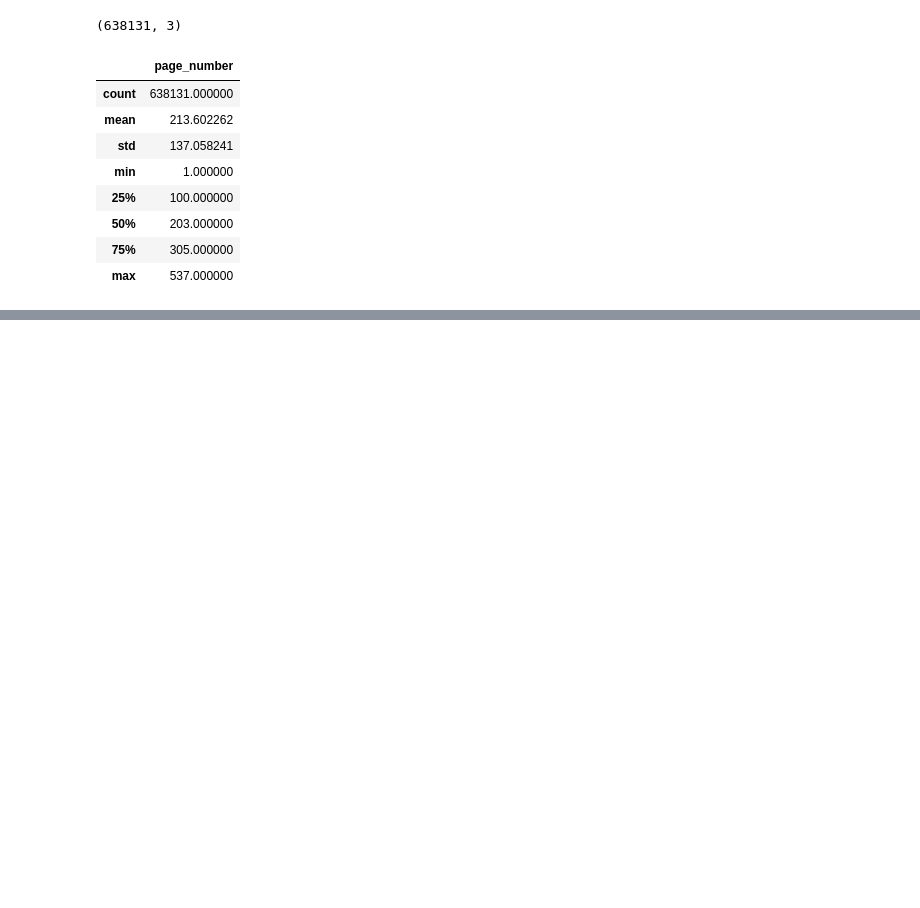
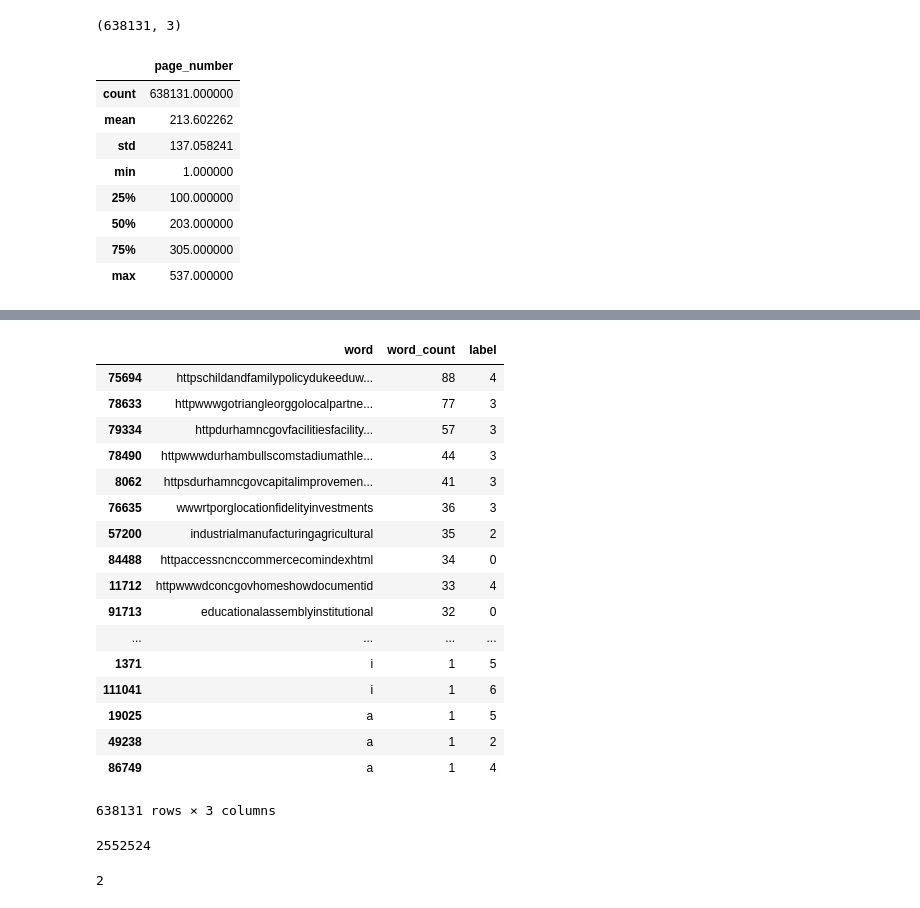
Before and after one commit to UNCG-CSE/Budget_Text_Analysis, a Jupyter notebook: src/Combined_BudgetText_forAnalysis.ipynb, the cells around one changed output, grey strips where cells are left out. Saved outputs shown, nothing was run; the diff lists cells and outputs as text; code cells hidden in the pictures; blank space fills up the shorter version.

```diff
--- a/src/Combined_BudgetText_forAnalysis.ipynb
+++ b/src/Combined_BudgetText_forAnalysis.ipynb
@@ -95,0 +150,30 @@ Combined_df.describe()
+# %%
+Combined_df['word_count'] = Combined_df['word'].str.len() ## this also includes spaces
+Combined_df[['word','word_count', 'label']].sort_values('word_count', ascending=False)
+# %% [output]
+|  | word | word_count | label |
+| 75694 | httpschildandfamilypolicydukeeduw... | 88 | 4 |
+| 78633 | httpwwwgotriangleorggolocalpartne... | 77 | 3 |
+| 79334 | httpdurhamncgovfacilitiesfacility... | 57 | 3 |
+| 78490 | httpwwwdurhambullscomstadiumathle... | 44 | 3 |
+| 8062 | httpsdurhamncgovcapitalimprovemen... | 41 | 3 |
+| 76635 | wwwrtporglocationfidelityinvestments | 36 | 3 |
+| 57200 | industrialmanufacturingagricultural | 35 | 2 |
+| 84488 | httpaccessncnccommercecomindexhtml | 34 | 0 |
+| 11712 | httpwwwdconcgovhomeshowdocumentid | 33 | 4 |
+| 91713 | educationalassemblyinstitutional | 32 | 0 |
+| ... | ... | ... | ... |
+| 1371 | i | 1 | 5 |
+| 111041 | i | 1 | 6 |
+| 19025 | a | 1 | 5 |
+| 49238 | a | 1 | 2 |
+| 86749 | a | 1 | 4 |
+638131 rows × 3 columns
+# %%
+Combined_df.size
+# %% [output]
+2552524
+# %%
+Combined_df.ndim
+# %% [output]
+2
```
Also changed, not shown: parts of 6 cells of this notebook.
